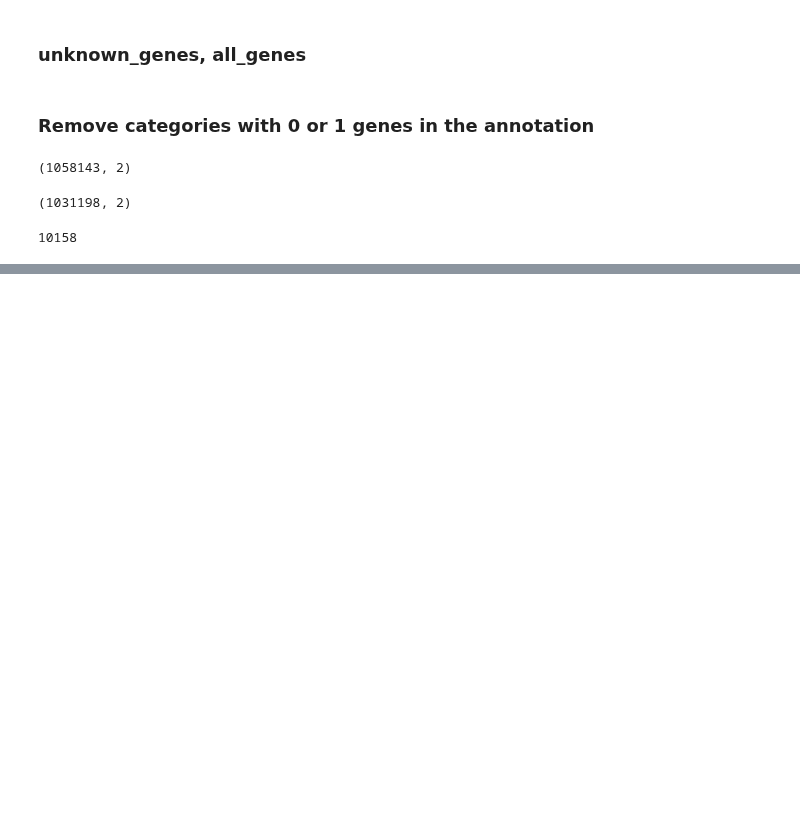
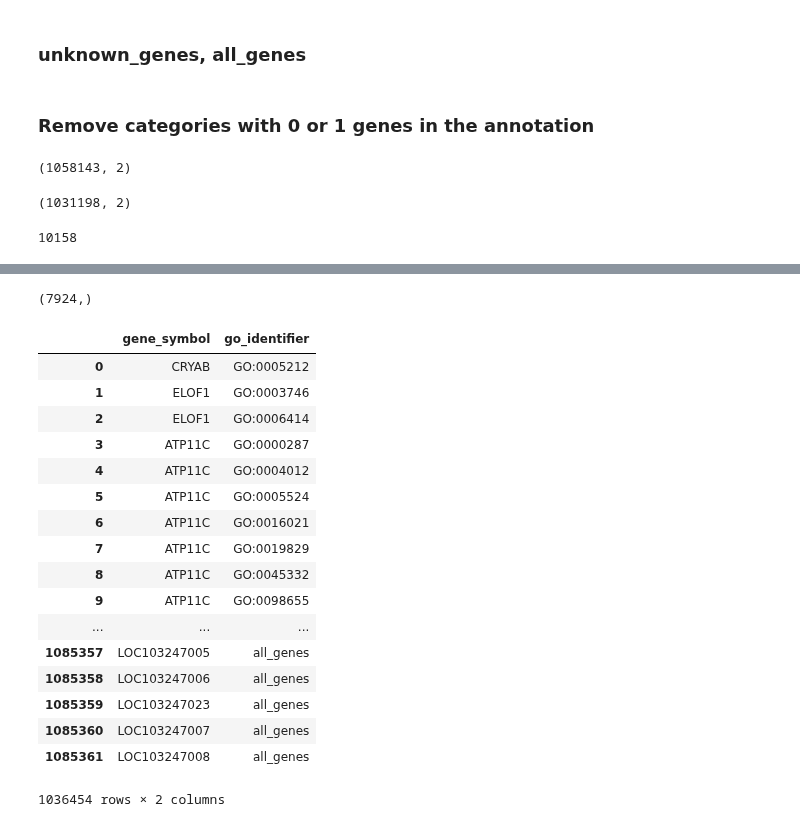
Before and after one commit to peterdfields/hs_vervet, a Jupyter notebook: notebooks/20141113_vervet_go_categories.ipynb, the cells around one changed output, grey strips where cells are left out. Saved outputs shown, nothing was run; the diff lists cells and outputs as text; code cells hidden in the pictures; blank space fills up the shorter version.

```diff
--- a/notebooks/20141113_vervet_go_categories.ipynb
+++ b/notebooks/20141113_vervet_go_categories.ipynb
@@ -164,0 +175,5 @@ len(gene_to_go["go_identifier"].unique())
+# %%
+category_id = "all_genes"
+category_description = "all genes in vervet annotation by mike montague received 20140623"
+genes = list(gene_df["symbol"].unique())
+gene_to_go, go_to_name = add_entries(genes,category_id,category_description,gene_to_go,go_to_name)
@@ -164,0 +186,12 @@ len(gene_to_go["go_identifier"].unique())
+# %%
+annot_genes = list(gene_df["symbol"].unique())
+# %%
+gene_to_go = gene_to_go.drop_duplicates().reset_index(drop=True)
+g = gene_to_go.groupby("go_identifier")
+# %%
+#filter go categories with only 0-2 genes
+gene_to_go = g.filter(lambda x: len([v for v in list(x["gene_symbol"]) if v in annot_genes]) > 2)
+# %%
+gene_to_go['go_identifier'].unique().shape
+# %% [output]
+(7924,)
@@ -164,0 +200,21 @@ len(gene_to_go["go_identifier"].unique())
+# %%
+gene_to_go
+# %% [output]
+|  | gene_symbol | go_identifier |
+| 0 | CRYAB | GO:0005212 |
+| 1 | ELOF1 | GO:0003746 |
+| 2 | ELOF1 | GO:0006414 |
+| 3 | ATP11C | GO:0000287 |
+| 4 | ATP11C | GO:0004012 |
+| 5 | ATP11C | GO:0005524 |
+| 6 | ATP11C | GO:0016021 |
+| 7 | ATP11C | GO:0019829 |
+| 8 | ATP11C | GO:0045332 |
+| 9 | ATP11C | GO:0098655 |
+| ... | ... | ... |
+| 1085357 | LOC103247005 | all_genes |
+| 1085358 | LOC103247006 | all_genes |
+| 1085359 | LOC103247023 | all_genes |
+| 1085360 | LOC103247007 | all_genes |
+| 1085361 | LOC103247008 | all_genes |
+1036454 rows × 2 columns
```
Also changed, not shown: parts of 11 cells of this notebook, 4 other files.
